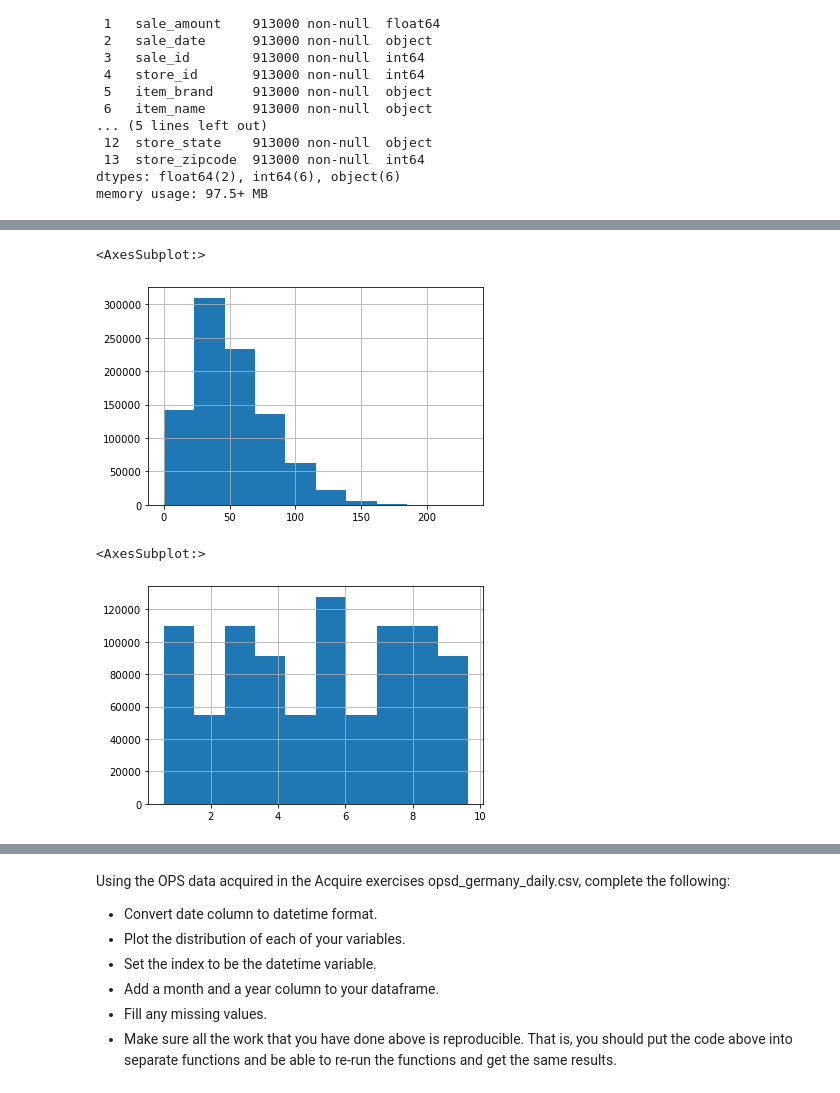
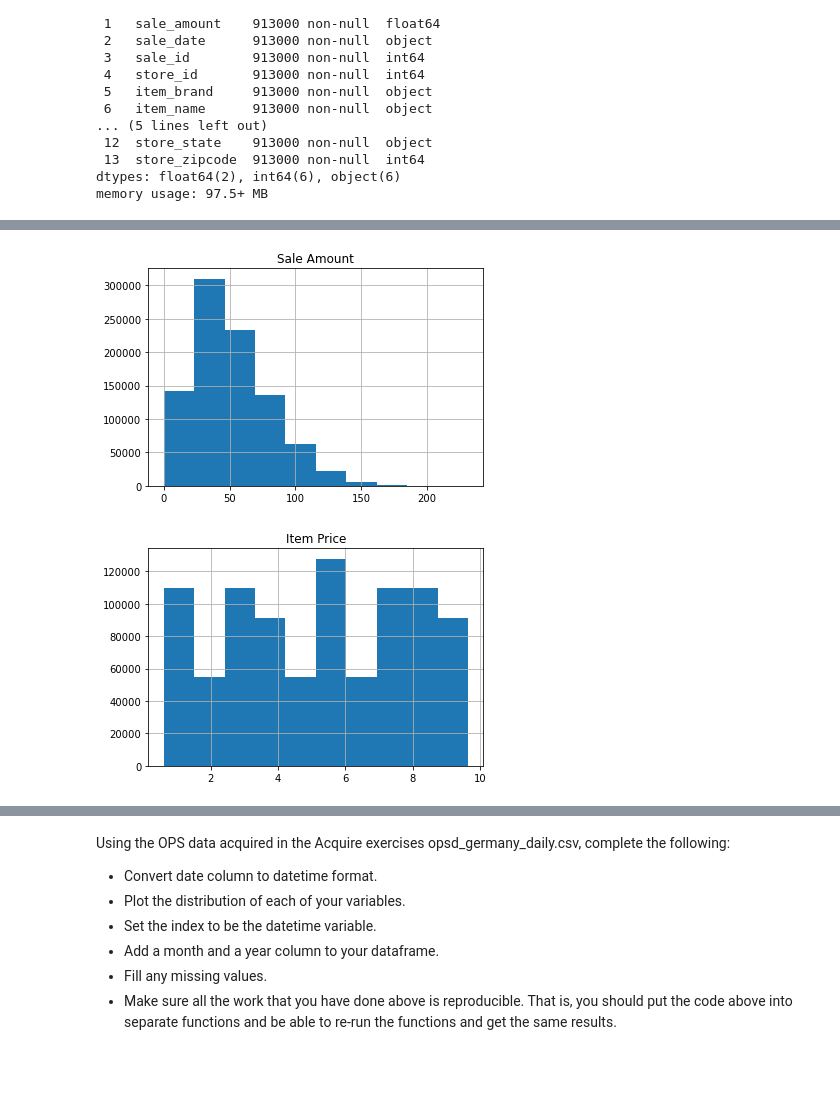
Before and after one commit to dashbringhurst/time-series-exercises, a Jupyter notebook: prepare.ipynb, the cells around one changed output, grey strips where cells are left out. Cells and saved outputs as stored; diff of their text form; code cells hidden in the pictures; blank space fills up the shorter version.

```diff
--- a/prepare.ipynb
+++ b/prepare.ipynb
@@ -68,14 +70,16 @@ df.head()
 | 2013-01-01 | 12 | 35.0 | 215469 | 9 | Mueller | Mueller Sport Care Basic Support ... | 8.40 | 74676640211 | 74676640211 | ... |
 # %%
 df.sale_amount.hist()
+plt.title('Sale Amount')
+plt.show()
 # %% [output]
-<AxesSubplot:>
-[figure, old version]
+[figure, new version]
 # %%
 df.item_price.hist()
+plt.title('Item Price')
+plt.show()
 # %% [output]
-<AxesSubplot:>
-[figure, old version]
+[figure, new version]
 # %%
 df['month'] = df.index.month_name()
 # %%
```
Also changed, not shown: parts of 2 cells of this notebook.
